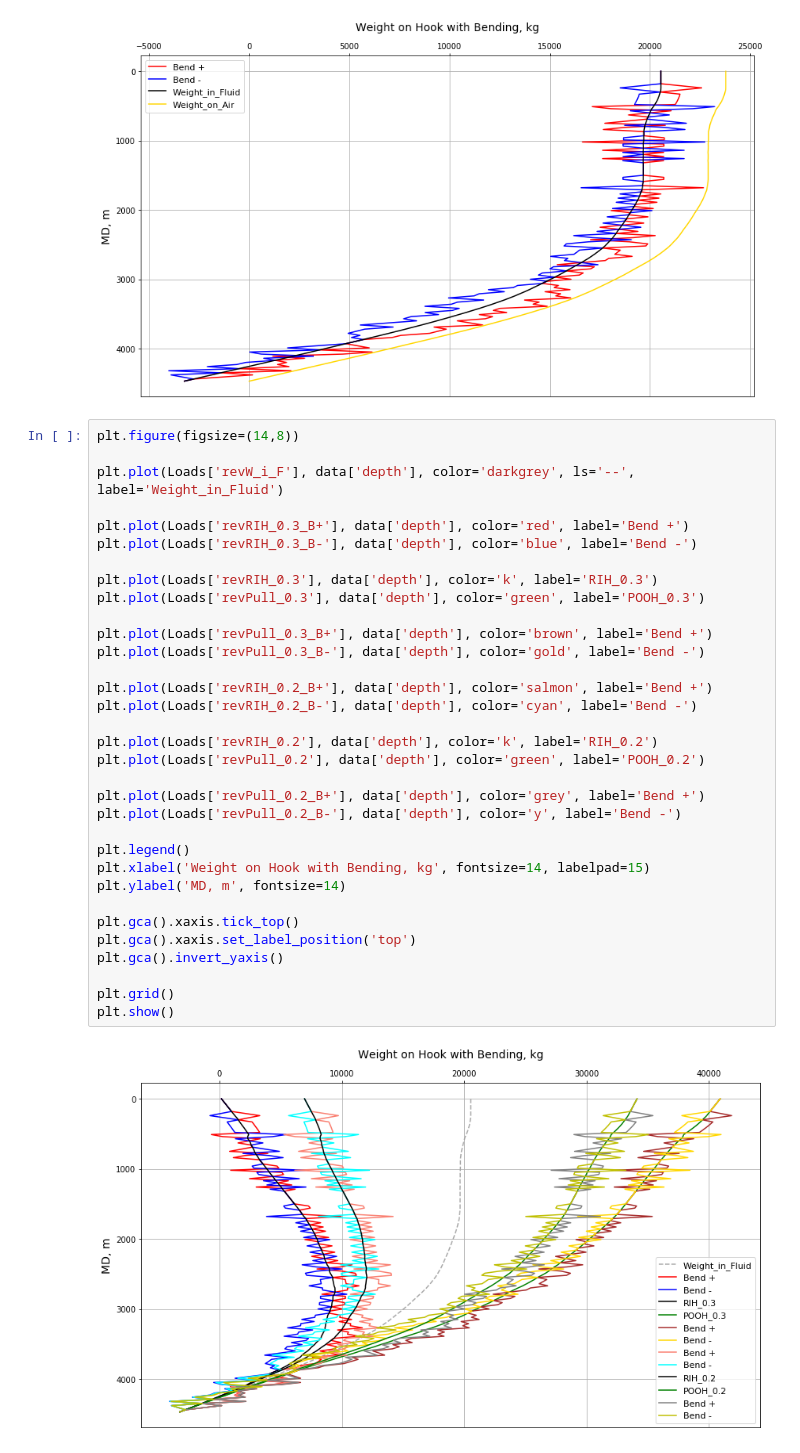
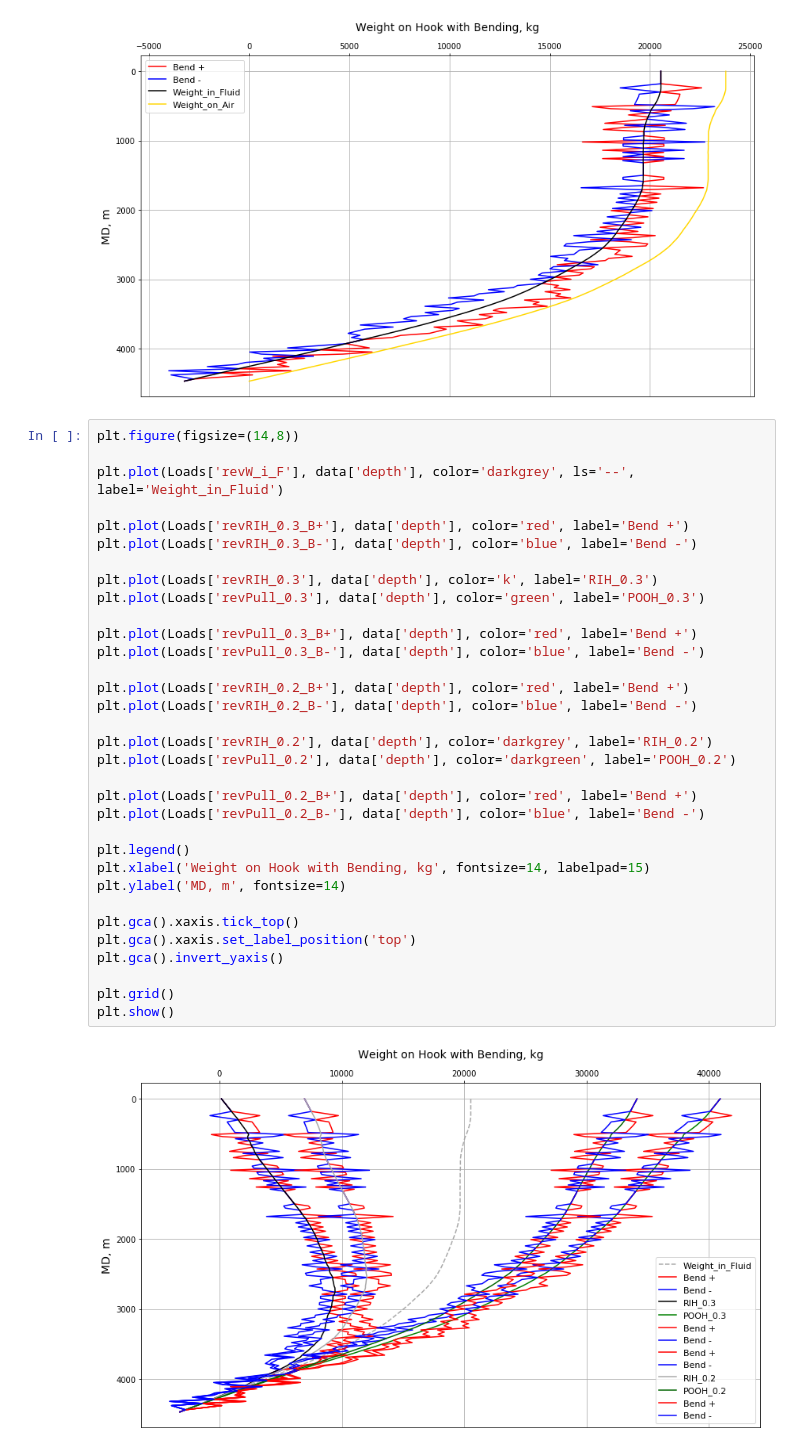
Before and after one commit to Dmitry1973/Repository_local, a Jupyter notebook: DD_survey_3d_plot.ipynb, the cells around one changed output. Cells and saved outputs as stored; diff of their text form.

```diff
--- a/DD_survey_3d_plot.ipynb
+++ b/DD_survey_3d_plot.ipynb
@@ -258,35 +258,35 @@ plt.show()
 # %%
 plt.figure(figsize=(14,8))
 
 plt.plot(Loads['revW_i_F'], data['depth'], color='darkgrey', ls='--', label='Weight_in_Fluid')
 
 plt.plot(Loads['revRIH_0.3_B+'], data['depth'], color='red', label='Bend +')
 plt.plot(Loads['revRIH_0.3_B-'], data['depth'], color='blue', label='Bend -')
 
 plt.plot(Loads['revRIH_0.3'], data['depth'], color='k', label='RIH_0.3')
 plt.plot(Loads['revPull_0.3'], data['depth'], color='green', label='POOH_0.3')
 
-plt.plot(Loads['revPull_0.3_B+'], data['depth'], color='brown', label='Bend +')
-plt.plot(Loads['revPull_0.3_B-'], data['depth'], color='gold', label='Bend -')
+plt.plot(Loads['revPull_0.3_B+'], data['depth'], color='red', label='Bend +')
+plt.plot(Loads['revPull_0.3_B-'], data['depth'], color='blue', label='Bend -')
 
-plt.plot(Loads['revRIH_0.2_B+'], data['depth'], color='salmon', label='Bend +')
-plt.plot(Loads['revRIH_0.2_B-'], data['depth'], color='cyan', label='Bend -')
+plt.plot(Loads['revRIH_0.2_B+'], data['depth'], color='red', label='Bend +')
+plt.plot(Loads['revRIH_0.2_B-'], data['depth'], color='blue', label='Bend -')
 
-plt.plot(Loads['revRIH_0.2'], data['depth'], color='k', label='RIH_0.2')
-plt.plot(Loads['revPull_0.2'], data['depth'], color='green', label='POOH_0.2')
+plt.plot(Loads['revRIH_0.2'], data['depth'], color='darkgrey', label='RIH_0.2')
+plt.plot(Loads['revPull_0.2'], data['depth'], color='darkgreen', label='POOH_0.2')
 
-plt.plot(Loads['revPull_0.2_B+'], data['depth'], color='grey', label='Bend +')
-plt.plot(Loads['revPull_0.2_B-'], data['depth'], color='y', label='Bend -')
+plt.plot(Loads['revPull_0.2_B+'], data['depth'], color='red', label='Bend +')
+plt.plot(Loads['revPull_0.2_B-'], data['depth'], color='blue', label='Bend -')
 
 plt.legend()
 plt.xlabel('Weight on Hook with Bending, kg', fontsize=14, labelpad=15)
 plt.ylabel('MD, m', fontsize=14)
 
 plt.gca().xaxis.tick_top()
 plt.gca().xaxis.set_label_position('top')
 plt.gca().invert_yaxis()
 
 plt.grid()
 plt.show()
 # %% [output]
-[figure, old version]
+[figure, new version]
```
